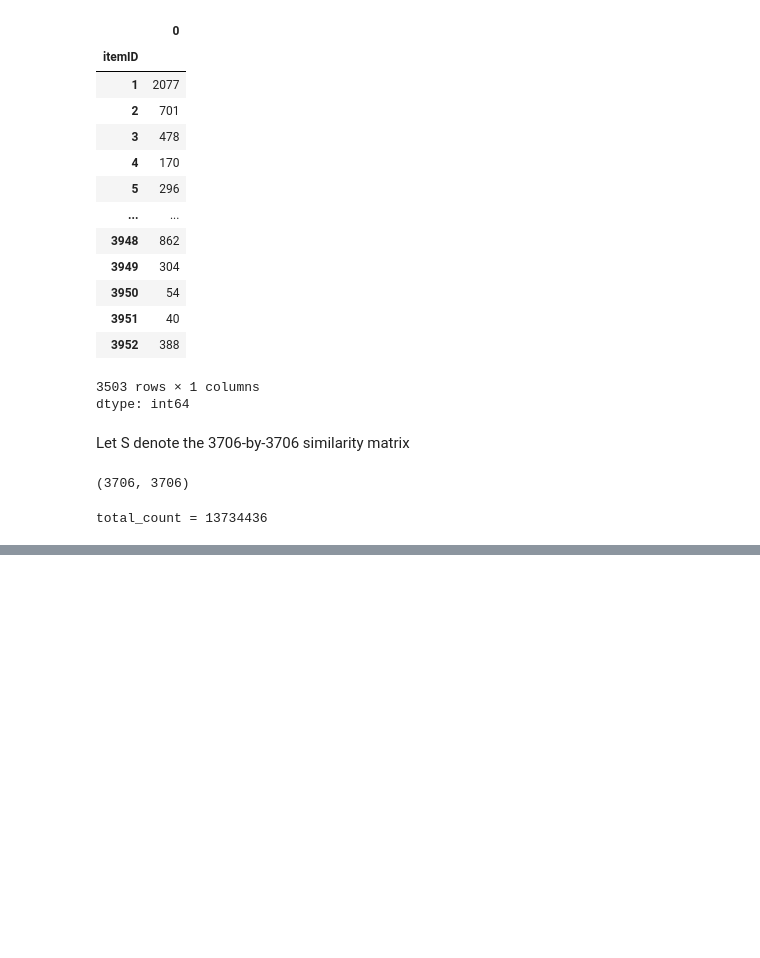
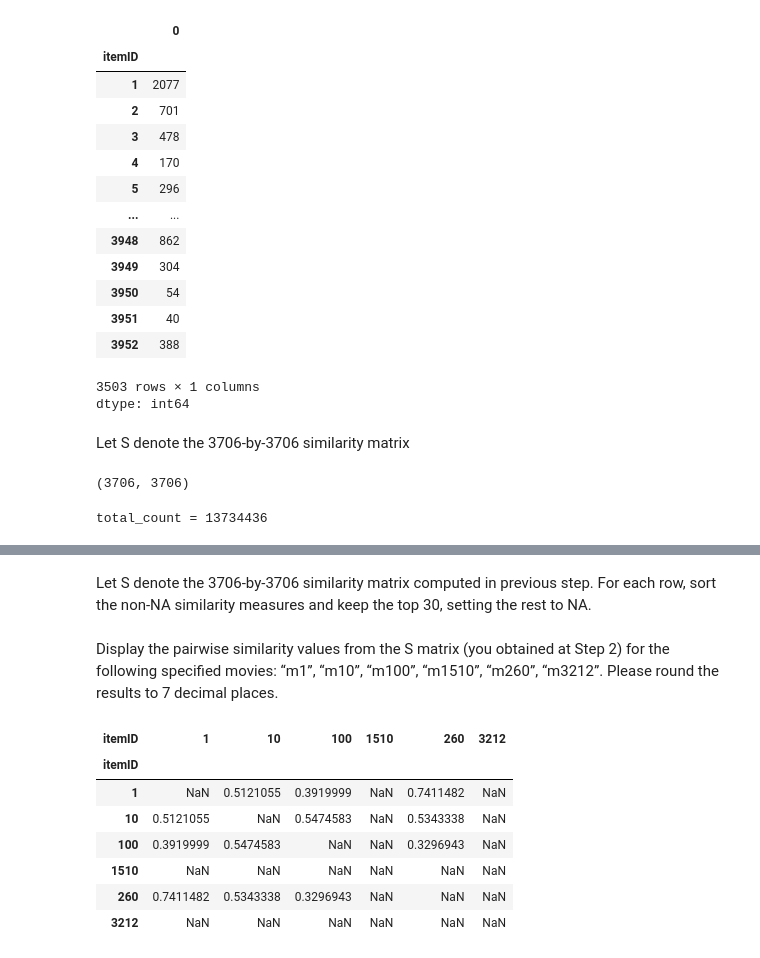
Before and after one commit to zelal-Eizaldeen/project2_Walmart_Price_Prediction, a Jupyter notebook: project4_3113_zelalae2.ipynb, the cells around one changed output, grey strips where cells are left out. Saved outputs shown, nothing was run; the diff lists cells and outputs as text; code cells hidden in the pictures; blank space fills up the shorter version.

```diff
--- a/project4_3113_zelalae2.ipynb
+++ b/project4_3113_zelalae2.ipynb
@@ -537,0 +511,28 @@ pd.DataFrame(s_matrix).to_csv(f'{DATA_DIR}/s_matrix.csv')
+# %% [markdown]
+Let S denote the 3706-by-3706 similarity matrix computed in previous step. For each row, sort the
+non-NA similarity measures and keep the top 30, setting the rest to NA.
+# %%
+pd.set_option('display.precision',20)
+s_matrix_new = pd.read_csv(f'{DATA_DIR}/s_matrix.csv')
+s_matrix_new = s_matrix_new.drop(s_matrix_new.columns[0], axis=1)
+# %%
+s_matrix_new.columns = itemID_lst
+s_matrix_new.index = itemID_lst
+# %% [markdown]
+Display the pairwise similarity values from the S matrix (you obtained at Step 2) for the following
+specified movies: “m1”, “m10”, “m100”, “m1510”, “m260”, “m3212”. Please round the results to
+7 decimal places.
+# %%
+#match results from: https://campuswire.com/c/GB46E5679/feed/967
+s_matrix_check = s_matrix_new.loc[[1, 10, 100, 1510, 260,3212],[1, 10, 100, 1510, 260,3212]].round(7)
+pd.set_option('display.precision',7)
+s_matrix_check
+# %% [output]
+| itemID | 1 | 10 | 100 | 1510 | 260 | 3212 |
+| itemID |  |  |  |  |  |  |
+| 1 | NaN | 0.5121055 | 0.3919999 | NaN | 0.7411482 | NaN |
+| 10 | 0.5121055 | NaN | 0.5474583 | NaN | 0.5343338 | NaN |
+| 100 | 0.3919999 | 0.5474583 | NaN | NaN | 0.3296943 | NaN |
+| 1510 | NaN | NaN | NaN | NaN | NaN | NaN |
+| 260 | 0.7411482 | 0.5343338 | 0.3296943 | NaN | NaN | NaN |
+| 3212 | NaN | NaN | NaN | NaN | NaN | NaN |
```
Also changed, not shown: parts of 12 cells of this notebook.
